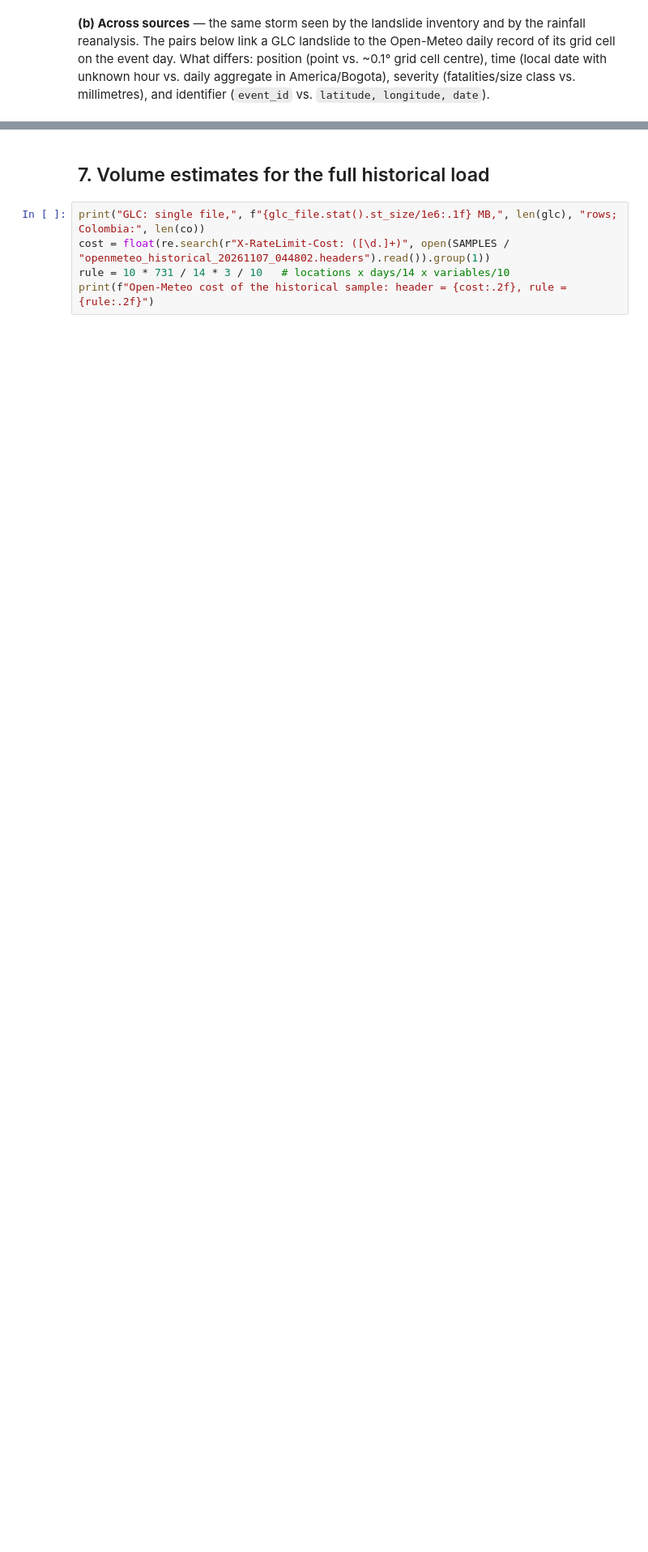
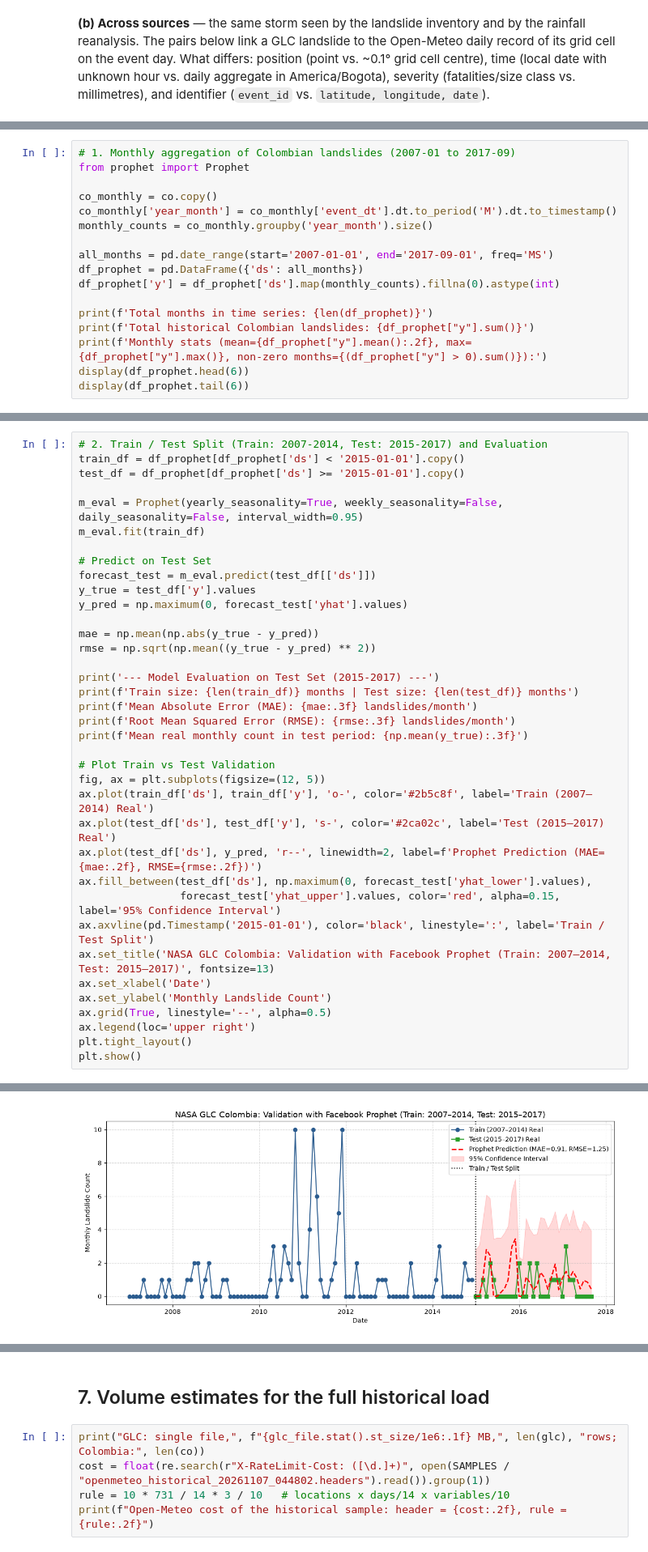
Before and after one commit to saritxm/landslide-monitoring-colombia, a Jupyter notebook: notebooks/01_source_profiling.ipynb, the cells around one changed output, grey strips where cells are left out. Shown at 81% size. Cells and saved outputs as stored; diff of their text form; blank space fills up the shorter version.

Commit message:
Implementation of the Experiment Using Prophet

```diff
--- a/notebooks/01_source_profiling.ipynb
+++ b/notebooks/01_source_profiling.ipynb
@@ -661,0 +669,17 @@ cells LHASA flags), not as matching events. This is a limitation for validating
+# %%
+# 1. Monthly aggregation of Colombian landslides (2007-01 to 2017-09)
+from prophet import Prophet
+
+co_monthly = co.copy()
+co_monthly['year_month'] = co_monthly['event_dt'].dt.to_period('M').dt.to_timestamp()
+monthly_counts = co_monthly.groupby('year_month').size()
+
+all_months = pd.date_range(start='2007-01-01', end='2017-09-01', freq='MS')
+df_prophet = pd.DataFrame({'ds': all_months})
+df_prophet['y'] = df_prophet['ds'].map(monthly_counts).fillna(0).astype(int)
+
+print(f'Total months in time series: {len(df_prophet)}')
+print(f'Total historical Colombian landslides: {df_prophet["y"].sum()}')
+print(f'Monthly stats (mean={df_prophet["y"].mean():.2f}, max={df_prophet["y"].max()}, non-zero months={(df_prophet["y"] > 0).sum()}):')
+display(df_prophet.head(6))
+display(df_prophet.tail(6))
@@ -661,0 +704,38 @@ cells LHASA flags), not as matching events. This is a limitation for validating
+# %%
+# 2. Train / Test Split (Train: 2007-2014, Test: 2015-2017) and Evaluation
+train_df = df_prophet[df_prophet['ds'] < '2015-01-01'].copy()
+test_df = df_prophet[df_prophet['ds'] >= '2015-01-01'].copy()
+
+m_eval = Prophet(yearly_seasonality=True, weekly_seasonality=False, daily_seasonality=False, interval_width=0.95)
+m_eval.fit(train_df)
+
+# Predict on Test Set
+forecast_test = m_eval.predict(test_df[['ds']])
+y_true = test_df['y'].values
+y_pred = np.maximum(0, forecast_test['yhat'].values)
+
+mae = np.mean(np.abs(y_true - y_pred))
+rmse = np.sqrt(np.mean((y_true - y_pred) ** 2))
+
+print('--- Model Evaluation on Test Set (2015-2017) ---')
+print(f'Train size: {len(train_df)} months | Test size: {len(test_df)} months')
+print(f'Mean Absolute Error (MAE): {mae:.3f} landslides/month')
+print(f'Root Mean Squared Error (RMSE): {rmse:.3f} landslides/month')
+print(f'Mean real monthly count in test period: {np.mean(y_true):.3f}')
+
+# Plot Train vs Test Validation
+fig, ax = plt.subplots(figsize=(12, 5))
+ax.plot(train_df['ds'], train_df['y'], 'o-', color='#2b5c8f', label='Train (2007–2014) Real')
+ax.plot(test_df['ds'], test_df['y'], 's-', color='#2ca02c', label='Test (2015–2017) Real')
+ax.plot(test_df['ds'], y_pred, 'r--', linewidth=2, label=f'Prophet Prediction (MAE={mae:.2f}, RMSE={rmse:.2f})')
+ax.fill_between(test_df['ds'], np.maximum(0, forecast_test['yhat_lower'].values),
+                forecast_test['yhat_upper'].values, color='red', alpha=0.15, label='95% Confidence Interval')
+ax.axvline(pd.Timestamp('2015-01-01'), color='black', linestyle=':', label='Train / Test Split')
+ax.set_title('NASA GLC Colombia: Validation with Facebook Prophet (Train: 2007–2014, Test: 2015–2017)', fontsize=13)
+ax.set_xlabel('Date')
+ax.set_ylabel('Monthly Landslide Count')
+ax.grid(True, linestyle='--', alpha=0.5)
+ax.legend(loc='upper right')
+plt.tight_layout()
+plt.show()
+# %% [output]
@@ -661,0 +747 @@ cells LHASA flags), not as matching events. This is a limitation for validating
+[figure, added]
```
Also changed, not shown: parts of 7 cells of this notebook, 2 other files.
